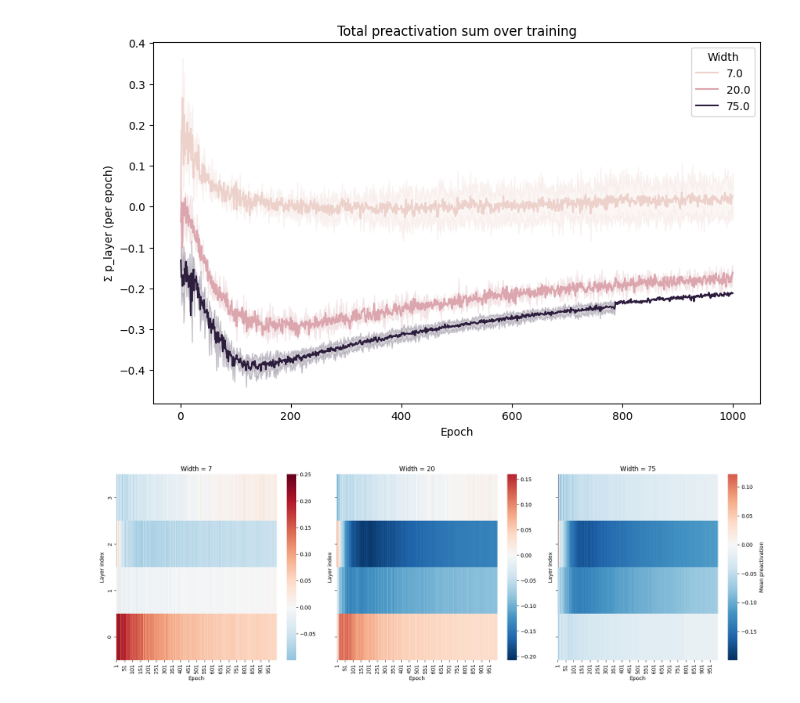
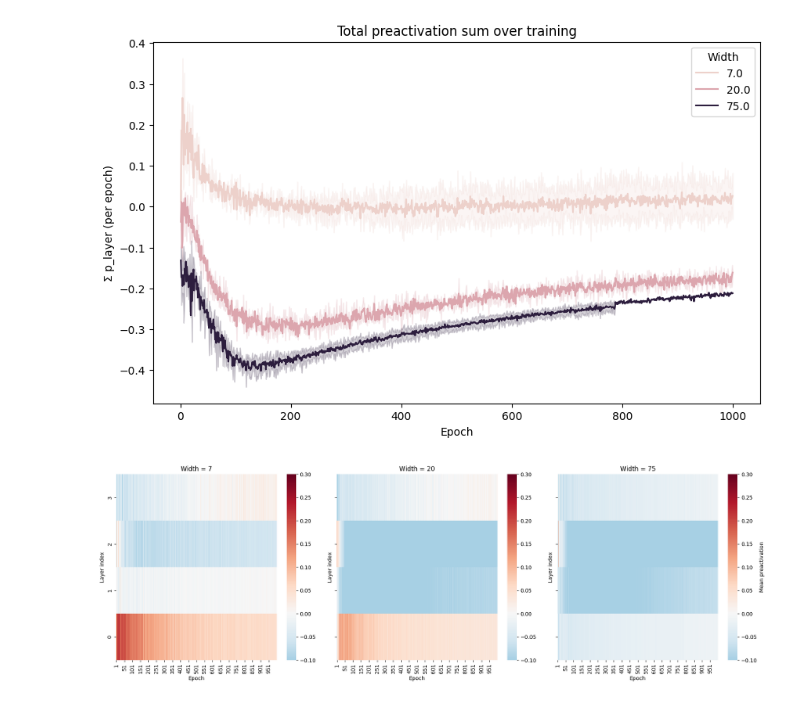
Before and after one commit to andrei-lucian/MSc_Thesis, a Jupyter notebook: results.ipynb, the cells around one changed output. Cells and saved outputs as stored; diff of their text form; code cells hidden in the pictures.

```diff
--- a/results.ipynb
+++ b/results.ipynb
@@ -469,31 +471,32 @@ for ax, w in zip(axes, widths):
     p_layer_cols = [c for c in df_w.columns if c.startswith("p_layer")]
     df_long = df_w.melt(
         id_vars=["epoch", "seed"],
         value_vars=p_layer_cols,
         var_name="layer",
         value_name="p_value"
     )
     df_long["layer"] = df_long["layer"].str.replace("p_layer", "").astype(int)
 
     df_long_mean = (
         df_long.groupby(["layer", "epoch"], as_index=False)
         .agg(p_value=("p_value", "mean"))
     )
 
     pivot = df_long_mean.pivot(index="layer", columns="epoch", values="p_value")
 
     sns.heatmap(
         pivot,
         cmap="RdBu_r", center=0,
+        vmin=-.1, vmax=.3,
         cbar_kws={"label": "Mean preactivation"} if ax == axes[-1] else None,
         xticklabels=50, ax=ax
     )
     ax.set_title(f"Width = {w}")
     ax.set_xlabel("Epoch")
     ax.set_ylabel("Layer index")
     ax.invert_yaxis()
 
 plt.tight_layout()
 plt.show()
 # %% [output]
-[figure, old version]
+[figure, new version]
```
Also changed, not shown: parts of 1 cell of this notebook, 44 other files.
